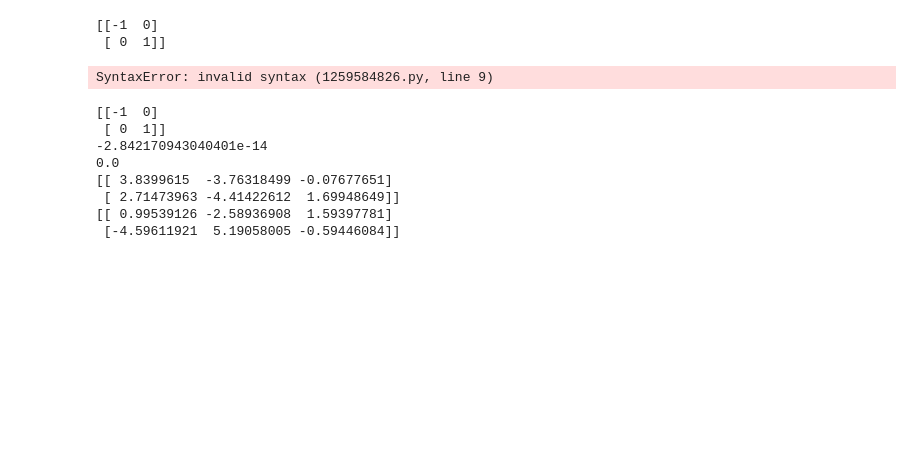
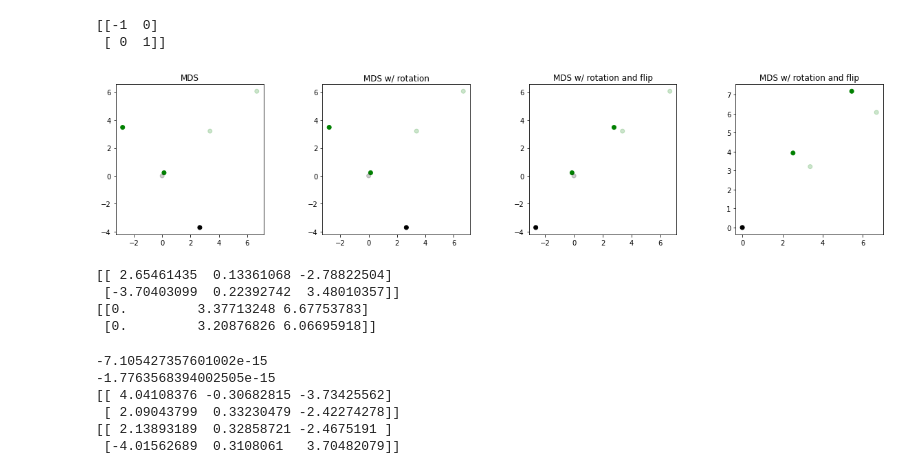
Before and after one commit to oselin/drone-pose-estimation, a Jupyter notebook: MDS.ipynb, the cells around one changed output. Drawn from its saved outputs; the diff is of its cells as text; code cells hidden in the pictures; blank space fills up the shorter version.

```diff
--- a/MDS.ipynb
+++ b/MDS.ipynb
@@ -232,36 +237,42 @@ print(F)
 # %%
 S2 = rotateMatrix(theta)@Sstar
 S3 = rotateMatrix(theta)@F@Sstar
 
-print(S2)
-print(S)
-
-fig = plt.figure(3, (15,4))
-ax = fig.add_subplot(131)
-plt.scatter(Sstar[0,:], Sstar[1,:], color=['orange','green' for i in range(1,n_robots)])
-plt.scatter(S    [0,:], S    [1,:], color=['orange','green' for i in range(1,n_robots)])
+fig = plt.figure(3, (20,4))
+ax = fig.add_subplot(141)
+plt.scatter(Sstar[0,:], Sstar[1,:], color=c_set, alpha=1.0)
+plt.scatter(S    [0,:], S    [1,:], color=c_set, alpha=0.2)
 plt.title('MDS')
 fig.subplots_adjust(wspace=.4, hspace=0.5)
 
-ax = fig.add_subplot(132)
-plt.scatter(S2[0,:], S2[1,:], color=['orange','green' for i in range(1,n_robots)])
-plt.scatter(S [0,:], S [1,:], color=['orange','green' for i in range(1,n_robots)])
+ax = fig.add_subplot(142)
+plt.scatter(S2[0,:], S2[1,:], color=c_set, alpha=1.0)
+plt.scatter(S [0,:], S [1,:], color=c_set, alpha=0.2)
 plt.title('MDS w/ rotation')
 fig.subplots_adjust(wspace=.4, hspace=0.5)
 
-ax = fig.add_subplot(133)
-plt.scatter(S3[0,:], S3[1,:], color=['orange','green' for i in range(1,n_robots)])
-plt.scatter(S [0,:], S [1,:], color=['orange','green' for i in range(1,n_robots)])
+ax = fig.add_subplot(143)
+plt.scatter(S3[0,:], S3[1,:], color=c_set, alpha=1.0)
+plt.scatter(S [0,:], S [1,:], color=c_set, alpha=0.2)
+plt.title('MDS w/ rotation and flip')
+fig.subplots_adjust(wspace=.4, hspace=0.5)
+
+ax = fig.add_subplot(144)
+plt.scatter(S3[0,:]-[S3[0,0] for _ in range(n_robots)], S3[1,:]-[S3[1,0] for _ in range(n_robots)], color=c_set, alpha=1.0)
+plt.scatter(S [0,:], S [1,:], color=c_set, alpha=0.2)
 plt.title('MDS w/ rotation and flip')
 fig.subplots_adjust(wspace=.4, hspace=0.5)
 plt.show()
+
+print(S2)
+print(S)
 # %% [output]
+[figure, added]
-SyntaxError: invalid syntax (1259584826.py, line 9)
+[[ 2.65461435  0.13361068 -2.78822504]
+ [-3.70403099  0.22392742  3.48010357]]
+[[0.         3.37713248 6.67753783]
+ [0.         3.20876826 6.06695918]]
 # %%
-
-F = np.array([[-1,0],[0,1]])
-print(F)
-
 for i in range(n_robots-1):
     print((Sstar[0,i]-Sstar[0,i+1])**2 + (Sstar[1,i]-Sstar[1,i+1])**2 -
     (S2[0,i]-S2[0,i+1])**2 - (S2[1,i]-S2[1,i+1])**2)
@@ -269,11 +280,9 @@ for i in range(n_robots-1):
 print(Sstar)
 print(S2)
 # %% [output]
-[[-1  0]
- [ 0  1]]
--2.842170943040401e-14
-0.0
-[[ 3.8399615  -3.76318499 -0.07677651]
- [ 2.71473963 -4.41422612  1.69948649]]
-[[ 0.99539126 -2.58936908  1.59397781]
- [-4.59611921  5.19058005 -0.59446084]]
+-7.105427357601002e-15
+-1.7763568394002505e-15
+[[ 4.04108376 -0.30682815 -3.73425562]
+ [ 2.09043799  0.33230479 -2.42274278]]
+[[ 2.13893189  0.32858721 -2.4675191 ]
+ [-4.01562689  0.3108061   3.70482079]]
```
Also changed, not shown: parts of 12 cells of this notebook, 1 other file.
